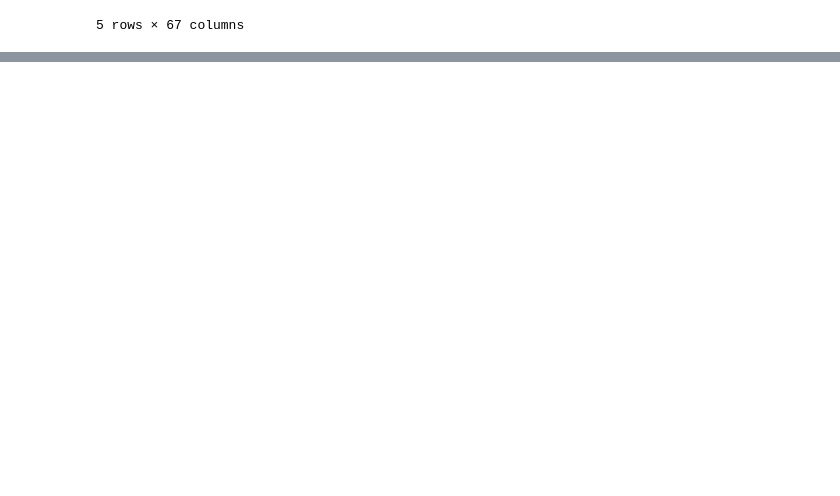
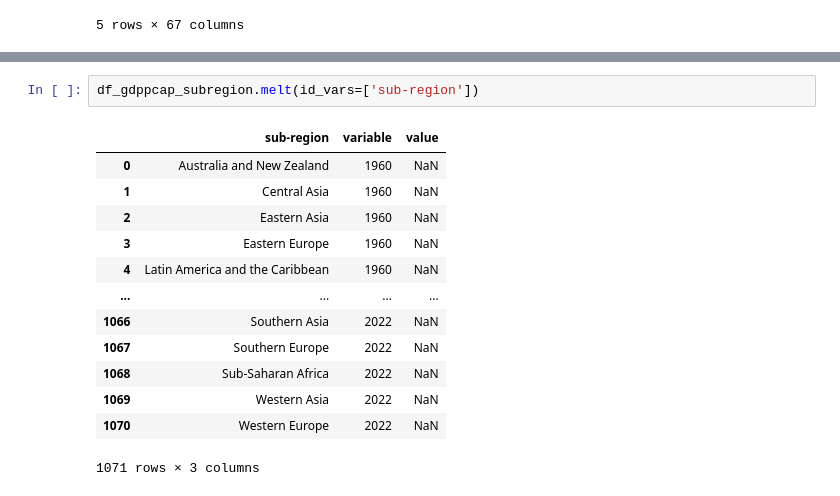
Before and after one commit to varjakm/Andmetehnika_projekt, a Jupyter notebook: projekt.ipynb, the cells around one changed output, grey strips where cells are left out. Drawn from its saved outputs; the diff is of its cells as text; blank space fills up the shorter version.

```diff
--- a/projekt.ipynb
+++ b/projekt.ipynb
@@ -121,0 +228,16 @@ df_list[0].head()
+# %%
+df_gdppcap_subregion.melt(id_vars=['sub-region'])
+# %% [output]
+|  | sub-region | variable | value |
+| 0 | Australia and New Zealand | 1960 | NaN |
+| 1 | Central Asia | 1960 | NaN |
+| 2 | Eastern Asia | 1960 | NaN |
+| 3 | Eastern Europe | 1960 | NaN |
+| 4 | Latin America and the Caribbean | 1960 | NaN |
+| ... | ... | ... | ... |
+| 1066 | Southern Asia | 2022 | NaN |
+| 1067 | Southern Europe | 2022 | NaN |
+| 1068 | Sub-Saharan Africa | 2022 | NaN |
+| 1069 | Western Asia | 2022 | NaN |
+| 1070 | Western Europe | 2022 | NaN |
+1071 rows × 3 columns
```
Also changed, not shown: parts of 13 cells of this notebook.
